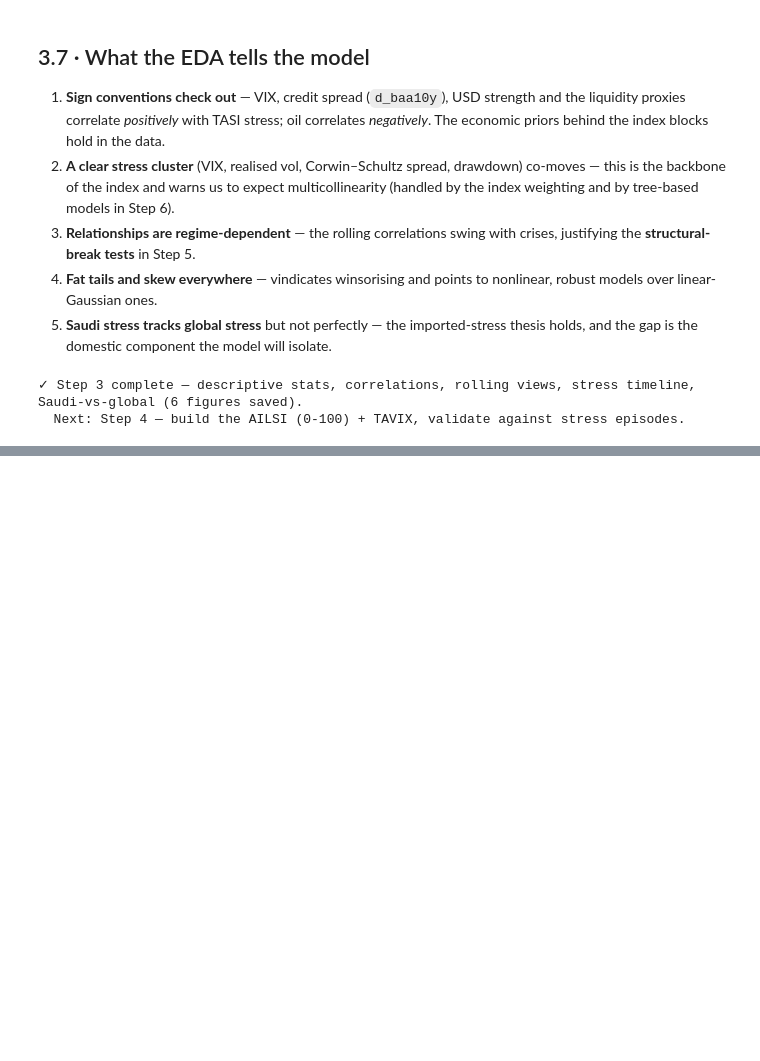
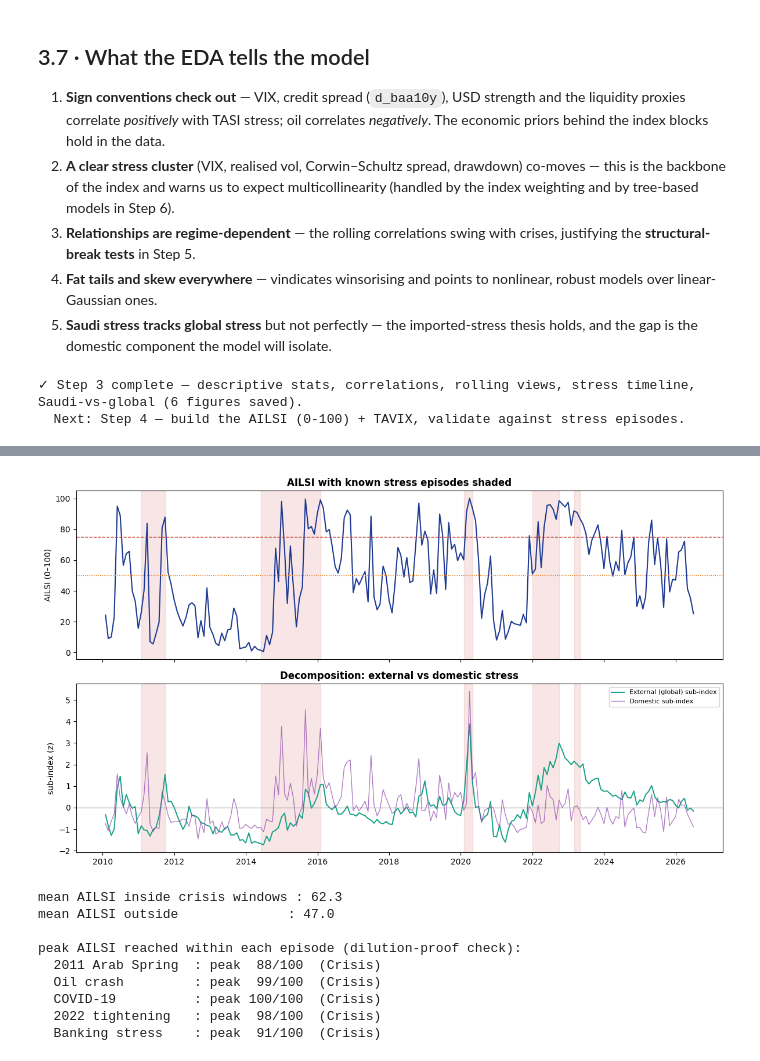
Before and after one commit to Muhfaden/ailsi-tasi, a Jupyter notebook: AILSI_Project.ipynb, the cells around one changed output, grey strips where cells are left out. Drawn from its saved outputs; the diff is of its cells as text; code cells hidden in the pictures; blank space fills up the shorter version.

Commit message:
Step 4 (BUILD): AILSI + TAVIX Step 5 (MODELS): ARIMA forecast, $1M VaR + CPI-stressed VaR

```diff
--- a/AILSI_Project.ipynb
+++ b/AILSI_Project.ipynb
@@ -982,0 +1107,42 @@ print("  Next: Step 4 — build the AILSI (0-100) + TAVIX, validate against stre
+# %%
+episodes = [
+    ("2011-02","2011-10","2011 Arab Spring"), ("2014-06","2016-02","Oil crash"),
+    ("2020-02","2020-05","COVID-19"), ("2022-01","2022-10","2022 tightening"),
+    ("2023-03","2023-05","Banking stress"),
+]
+fig, ax = plt.subplots(2, 1, figsize=(12, 7), sharex=True)
+ax[0].plot(aidx.index, aidx["ailsi"], color="#1f3a93", lw=1.5)
+ax[0].axhline(75, color="#c0392b", ls="--", lw=1); ax[0].axhline(50, color="#e67e22", ls=":", lw=1)
+ax[0].set_ylabel("AILSI (0–100)"); ax[0].set_title("AILSI with known stress episodes shaded", fontweight="bold")
+ax[1].plot(aidx.index, aidx["external_z"], color="#16a085", lw=1.4, label="External (global) sub-index")
+ax[1].plot(aidx.index, aidx["domestic_z"], color="#8e44ad", lw=1.0, alpha=0.7, label="Domestic sub-index")
+ax[1].axhline(0, color="0.5", lw=0.8); ax[1].set_ylabel("sub-index (z)")
+ax[1].set_title("Decomposition: external vs domestic stress", fontweight="bold"); ax[1].legend(fontsize=8)
+for a in ax:
+    for s, e, lab in episodes:
+        a.axvspan(pd.Timestamp(s), pd.Timestamp(e), color="#c0392b", alpha=0.12)
+fig.tight_layout(); fig.savefig(ARTEFACT_DIR / "04_ailsi_validation.png", dpi=120, bbox_inches="tight")
+plt.show()
+
+# quantify validation: mean AILSI inside vs outside episodes
+in_ep = pd.Series(False, index=aidx.index)
+for s, e, _ in episodes:
+    in_ep |= (aidx.index >= pd.Timestamp(s)) & (aidx.index <= pd.Timestamp(e))
+print(f"mean AILSI inside crisis windows : {aidx['ailsi'][in_ep].mean():.1f}")
+print(f"mean AILSI outside              : {aidx['ailsi'][~in_ep].mean():.1f}")
+print("\npeak AILSI reached within each episode (dilution-proof check):")
+for s_, e_, lab in episodes:
+    w = aidx["ailsi"][(aidx.index >= pd.Timestamp(s_)) & (aidx.index <= pd.Timestamp(e_))]
+    if len(w):
+        print(f"  {lab:18s}: peak {w.max():3.0f}/100  ({aidx['class'].loc[w.idxmax()]})")
+# %% [output]
+[figure, added]
+mean AILSI inside crisis windows : 62.3
+mean AILSI outside              : 47.0
+
+peak AILSI reached within each episode (dilution-proof check):
+  2011 Arab Spring  : peak  88/100  (Crisis)
+  Oil crash         : peak  99/100  (Crisis)
+  COVID-19          : peak 100/100  (Crisis)
+  2022 tightening   : peak  98/100  (Crisis)
+  Banking stress    : peak  91/100  (Crisis)
```
Also changed, not shown: parts of 27 cells of this notebook.
